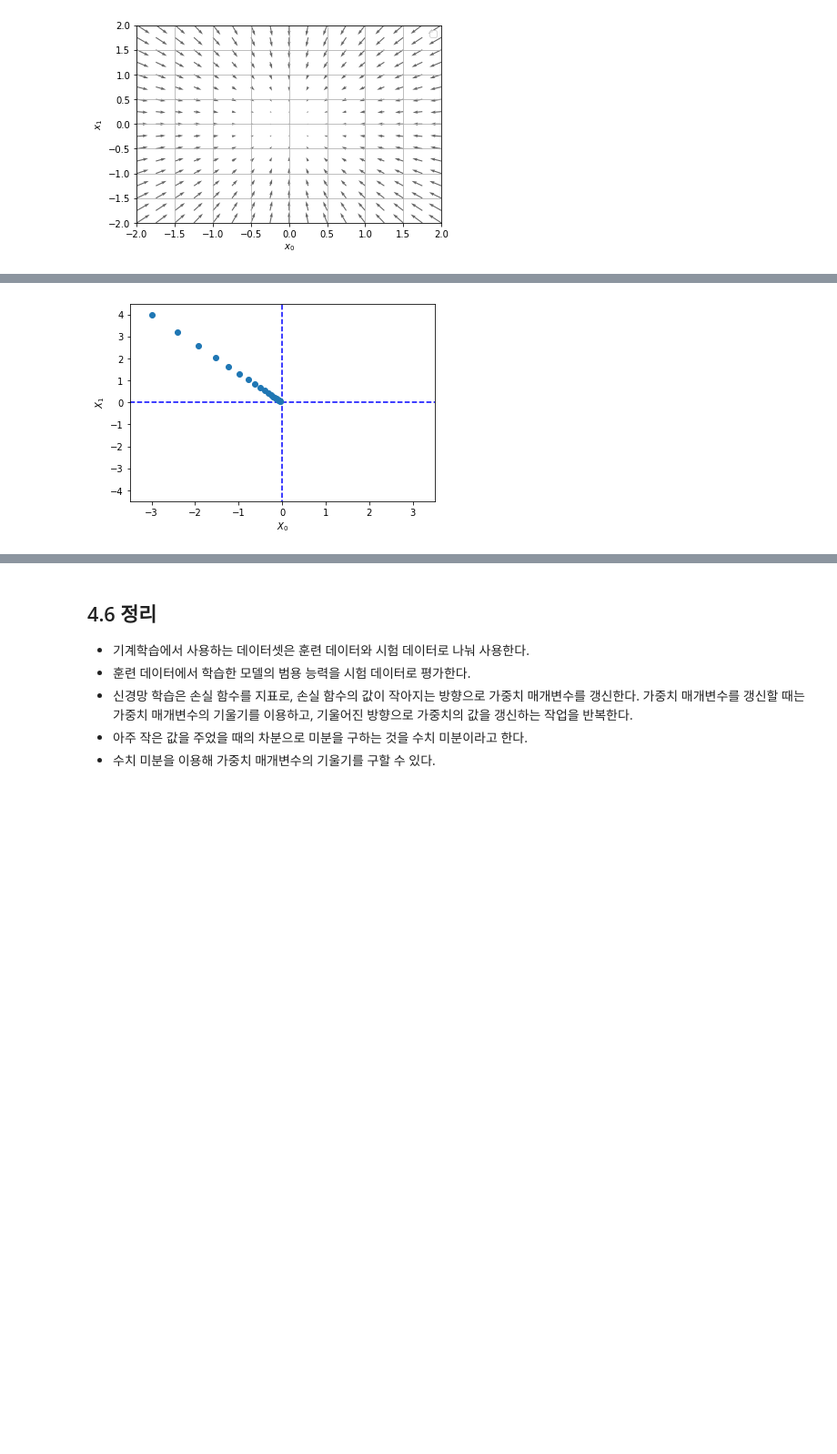
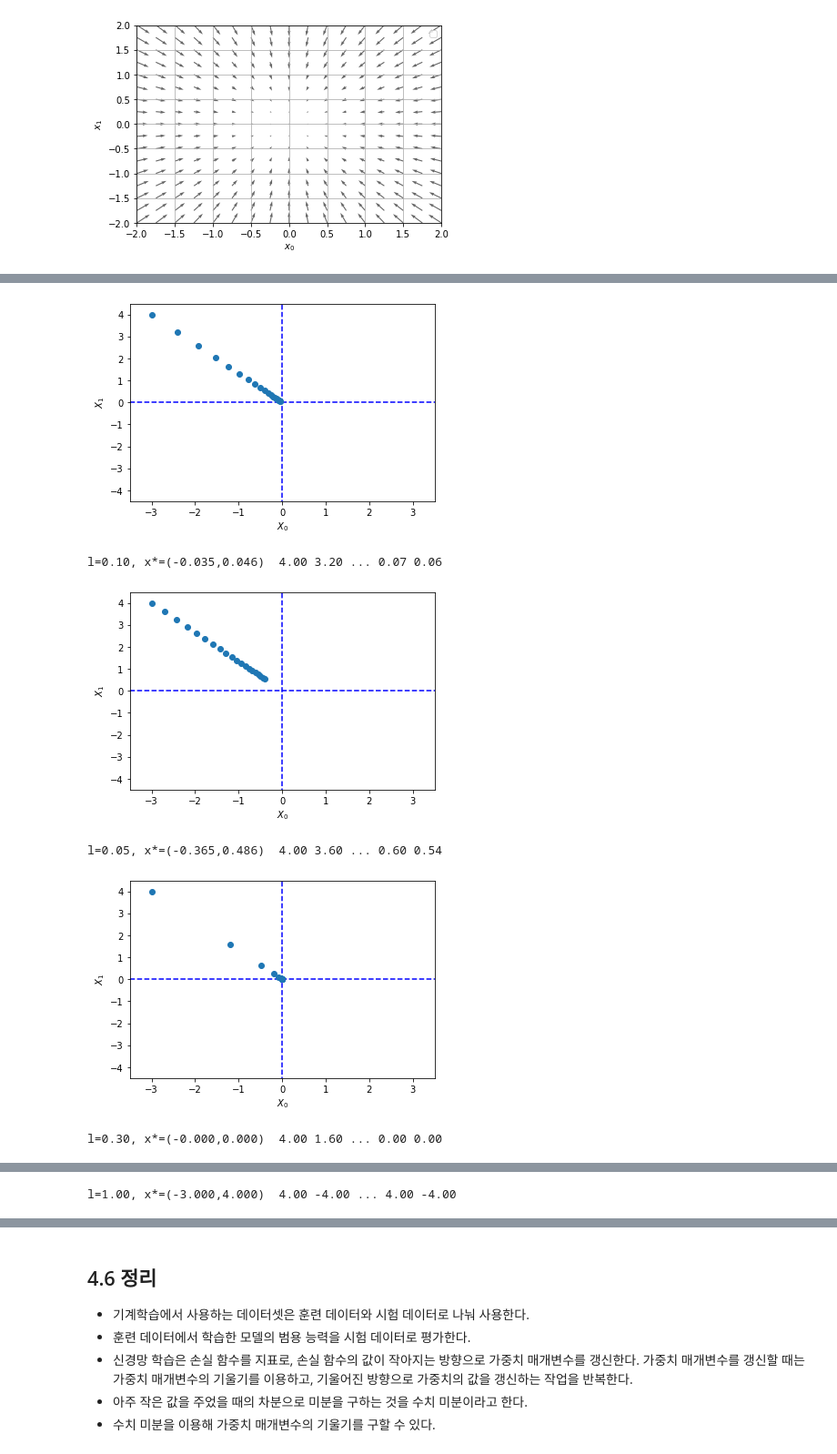
Before and after one commit to gjang7/DLFromScratch, a Jupyter notebook: Chap04-NN_Training/Chap04-NN_Training.ipynb, the cells around one changed output, grey strips where cells are left out. Shown at 91% size. Drawn from its saved outputs; the diff is of its cells as text; code cells hidden in the pictures; blank space fills up the shorter version.

```diff
--- a/Chap04-NN_Training/Chap04-NN_Training.ipynb
+++ b/Chap04-NN_Training/Chap04-NN_Training.ipynb
@@ -306,18 +435,18 @@ def _numerical_gradient_no_batch(f, x):
     grad = np.zeros_like(x) # x와 형상이 같은 배열을 생성
 
     for idx in range(x.size):
-        tmp_val = x[idx]
+        x0 = x[idx]
 
         # f(x+h) 계산
-        x[idx] = float(tmp_val) + h
+        x[idx] = x0 + h
         fxh1 = f(x)
 
         # f(x-h) 계산
-        x[idx] = tmp_val - h
+        x[idx] = x0 - h
         fxh2 = f(x)
 
         grad[idx] = (fxh1 - fxh2) / (2*h)
-        x[idx] = tmp_val # 값 복원
+        x[idx] = x0 # 값 복원
 
     return grad  # size (p,) vector
 
@@ -327,10 +456,8 @@ def numerical_gradient(f, X):  # X: vector or matrix
         return _numerical_gradient_no_batch(f, X)
     else:   # matrix of size N x p
         grad = np.zeros_like(X)
-
         for idx, x in enumerate(X):
             grad[idx] = _numerical_gradient_no_batch(f, x)
-
         return grad
 # %%
 def function_2(x):
@@ -346,2 +471,12 @@ def tangent_line(f, x):
     y = f(x) - d*x
     return lambda t: d*t + y
+# %%
+print(numerical_gradient(function_2, np.array((3.0, 4.0))))
+print(numerical_gradient(function_2, np.array((0.0, 2.0))))
+print(numerical_gradient(function_2, np.array((3.0, 0.0))))
+print()
+
+# much higher precision to show the numerical gradient error
+with np.printoptions(precision=20, suppress=True):
+    for x in [(3.0, 4.0), (0.0, 2.0), (3.0, 0.0)]:
+        print(numerical_gradient(function_2, np.array(x)))
@@ -398,20 +557,29 @@ def gradient_descent(f, init_x, lr=0.01, step_num=100):
 
     return x, np.array(x_history)
 # %%
-init_x = np.array([-3.0, 4.0])
+%matplotlib inline
+def gd_plot(f, lr, step_num):
+    init_x = np.array([-3.0, 4.0])
+    x, x_history = gradient_descent(f, init_x, lr=lr, step_num=step_num)
+    plt.plot( [-5, 5], [0,0], '--b')
+    plt.plot( [0,0], [-5, 5], '--b')
+    plt.plot(x_history[:,0], x_history[:,1], 'o')
+    plt.xlim(-3.5, 3.5)
+    plt.ylim(-4.5, 4.5)
+    plt.xlabel("$X_0$")
+    plt.ylabel("$X_1$")
+    plt.show()
+    return x, x_history
 
-lr = 0.1
 step_num = 20
-x, x_history = gradient_descent(function_2, init_x, lr=lr, step_num=step_num)
-
-plt.plot( [-5, 5], [0,0], '--b')
-plt.plot( [0,0], [-5, 5], '--b')
-plt.plot(x_history[:,0], x_history[:,1], 'o')
-
-plt.xlim(-3.5, 3.5)
-plt.ylim(-4.5, 4.5)
-plt.xlabel("$X_0$")
-plt.ylabel("$X_1$")
-plt.show()
+L = [0.1, 0.05, 0.3, 1.0]
+for lr in L:
+    x, xh = gd_plot(function_2, lr, step_num)
+    print('l=%.2f, x*=(%.3f,%.3f)  %.2f %.2f ... %.2f %.2f ' % (lr, x[0], x[1], xh[0,1], xh[1,1], xh[-2,1], xh[-1,1]))
 # %% [output]
 [figure]
+l=0.10, x*=(-0.035,0.046)  4.00 3.20 ... 0.07 0.06
+[figure, added]
+l=0.05, x*=(-0.365,0.486)  4.00 3.60 ... 0.60 0.54
+[figure, added]
+l=0.30, x*=(-0.000,0.000)  4.00 1.60 ... 0.00 0.00
@@ -417,0 +587 @@ plt.show()
+l=1.00, x*=(-3.000,4.000)  4.00 -4.00 ... 4.00 -4.00
```
Also changed, not shown: parts of 61 cells of this notebook, 4 other files.
